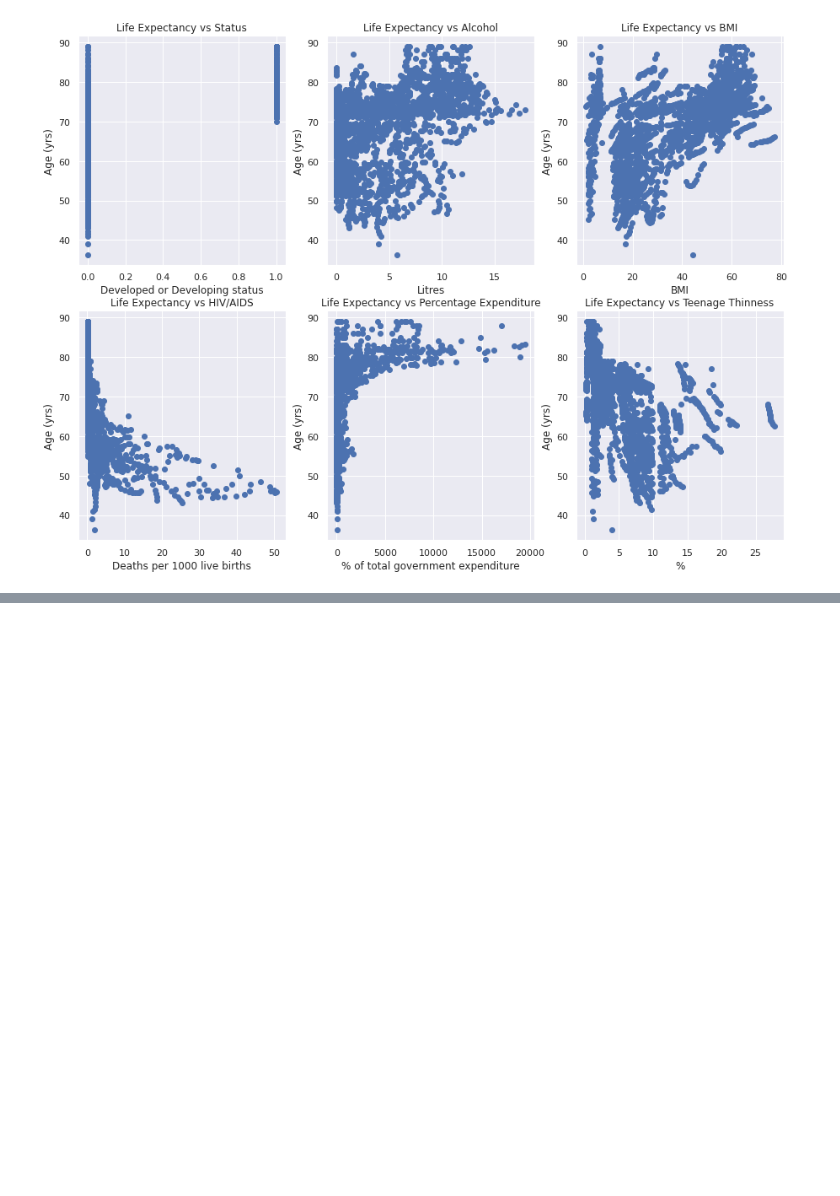
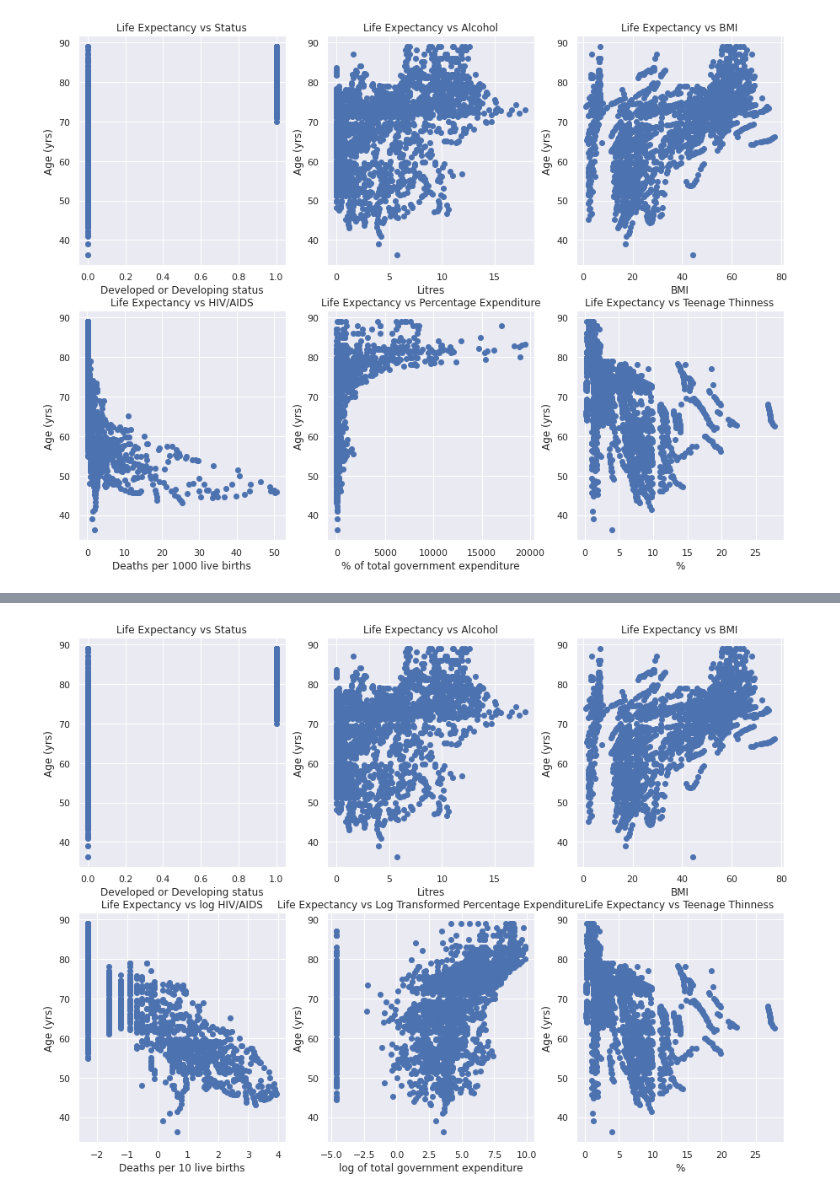
Before and after one commit to kustex/life_expectancy_lin_reg, a Jupyter notebook: WHO_life_expectancy.ipynb, the cells around one changed output, grey strips where cells are left out. Cells and saved outputs as stored; diff of their text form; code cells hidden in the pictures; blank space fills up the shorter version.

```diff
--- a/WHO_life_expectancy.ipynb
+++ b/WHO_life_expectancy.ipynb
@@ -387,0 +438,42 @@ plt.show()
+# %%
+plt.figure(figsize=(15,35))
+
+plt.subplot(6,3,1)
+plt.scatter(data_clean['Status'], data_clean["Life expectancy "])
+plt.title("Life Expectancy vs Status")
+plt.xlabel('Developed or Developing status')
+plt.ylabel('Age (yrs)')
+
+plt.subplot(6,3,2)
+plt.scatter(data_clean['Alcohol'], data_clean["Life expectancy "])
+plt.title("Life Expectancy vs Alcohol")
+plt.xlabel('Litres')
+plt.ylabel('Age (yrs)')
+
+plt.subplot(6,3,3)
+plt.scatter(data_clean[' BMI '], data_clean["Life expectancy "])
+plt.title("Life Expectancy vs BMI")
+plt.xlabel('BMI')
+plt.ylabel('Age (yrs)')
+
+plt.subplot(6,3,4)
+plt.scatter(data_clean['log_hiv'], data_clean["Life expectancy "])
+plt.title("Life Expectancy vs log HIV/AIDS")
+plt.xlabel('Deaths per 10 live births')
+plt.ylabel('Age (yrs)')
+
+plt.subplot(6,3,5)
+plt.scatter(data_clean['log_expenditure'], data_clean["Life expectancy "])
+plt.title("Life Expectancy vs Log Transformed Percentage Expenditure")
+plt.xlabel('log of total government expenditure')
+plt.ylabel('Age (yrs)')
+
+plt.subplot(6,3,6)
+plt.scatter(data_clean[' thinness  1-19 years'], data_clean["Life expectancy "])
+plt.title("Life Expectancy vs Teenage Thinness")
+plt.xlabel('%')
+plt.ylabel('Age (yrs)')
+
+plt.show()
+# %% [output]
+[figure, added]
```
Also changed, not shown: parts of 58 cells of this notebook.
